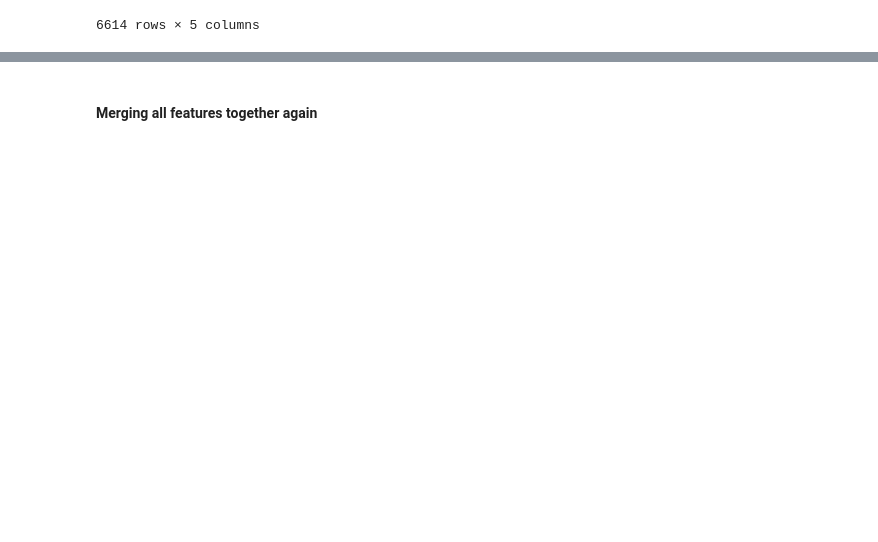
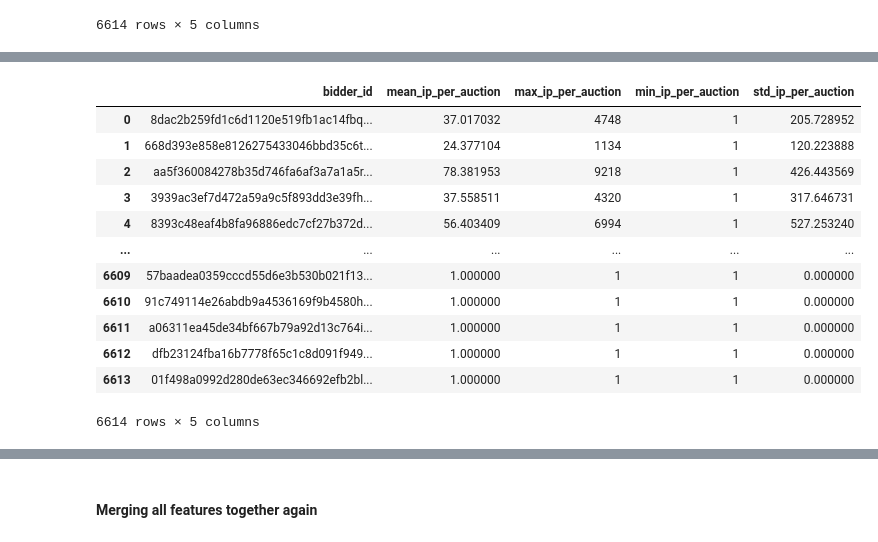
Before and after one commit to H-o-R/human_or_robot, a Jupyter notebook: ML Project-WQ.ipynb, the cells around one changed output, grey strips where cells are left out. Saved outputs shown, nothing was run; the diff lists cells and outputs as text; code cells hidden in the pictures; blank space fills up the shorter version.

```diff
--- a/ML Project-WQ.ipynb
+++ b/ML Project-WQ.ipynb
@@ -444,0 +528,42 @@ merged_df
+# %%
+# ip per auction statistics
+ip_bids = bids_df.sort_values(['bidder_id','ip'])
+num_ip_per_auction = ip_bids.groupby(['bidder_id','auction'])['ip'].nunique()
+num_ip_per_auction = pd.DataFrame(num_ip_per_auction)
+
+mean_ip_per_auction = num_ip_per_auction.groupby("bidder_id").mean()
+mean_ip_per_auction = mean_ip_per_auction.reset_index().rename(columns = {'ip':"mean_ip_per_auction"})
+
+max_ip_per_auction = num_ip_per_auction.groupby("bidder_id").max()
+max_ip_per_auction = max_ip_per_auction.reset_index().rename(columns = {'ip':"max_ip_per_auction"})
+
+min_ip_per_auction = num_ip_per_auction.groupby("bidder_id").min()
+min_ip_per_auction = min_ip_per_auction.reset_index().rename(columns = {'ip':"min_ip_per_auction"})
+
+std_ip_per_auction = num_ip_per_auction.groupby("bidder_id").std()
+std_ip_per_auction = std_ip_per_auction.reset_index().rename(columns = {'ip':"std_ip_per_auction"})
+
+ip_bids = pd.DataFrame(data = bids_df['bidder_id'].unique(), columns = ['bidder_id'],
+                    index = bids_df['bidder_id'].unique())
+
+ip_bids = ip_bids.merge(mean_ip_per_auction,on='bidder_id',how='left')
+ip_bids = ip_bids.merge(max_ip_per_auction,on='bidder_id',how='left')
+ip_bids = ip_bids.merge(min_ip_per_auction,on='bidder_id',how='left')
+ip_bids = ip_bids.merge(std_ip_per_auction,on='bidder_id',how='left')
+
+ip_bids.fillna(0,inplace=True)
+ip_bids
+# %% [output]
+|  | bidder_id | mean_ip_per_auction | max_ip_per_auction | min_ip_per_auction | std_ip_per_auction |
+| 0 | 8dac2b259fd1c6d1120e519fb1ac14fbq... | 37.017032 | 4748 | 1 | 205.728952 |
+| 1 | 668d393e858e8126275433046bbd35c6t... | 24.377104 | 1134 | 1 | 120.223888 |
+| 2 | aa5f360084278b35d746fa6af3a7a1a5r... | 78.381953 | 9218 | 1 | 426.443569 |
+| 3 | 3939ac3ef7d472a59a9c5f893dd3e39fh... | 37.558511 | 4320 | 1 | 317.646731 |
+| 4 | 8393c48eaf4b8fa96886edc7cf27b372d... | 56.403409 | 6994 | 1 | 527.253240 |
+| ... | ... | ... | ... | ... | ... |
+| 6609 | 57baadea0359cccd55d6e3b530b021f13... | 1.000000 | 1 | 1 | 0.000000 |
+| 6610 | 91c749114e26abdb9a4536169f9b4580h... | 1.000000 | 1 | 1 | 0.000000 |
+| 6611 | a06311ea45de34bf667b79a92d13c764i... | 1.000000 | 1 | 1 | 0.000000 |
+| 6612 | dfb23124fba16b7778f65c1c8d091f949... | 1.000000 | 1 | 1 | 0.000000 |
+| 6613 | 01f498a0992d280de63ec346692efb2bl... | 1.000000 | 1 | 1 | 0.000000 |
+6614 rows × 5 columns
```
Also changed, not shown: parts of 24 cells of this notebook, 2 other files.
